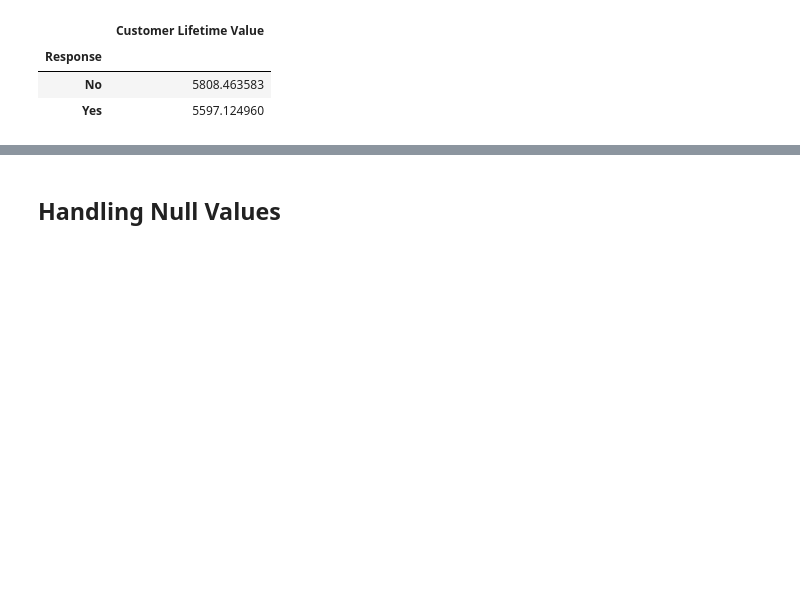
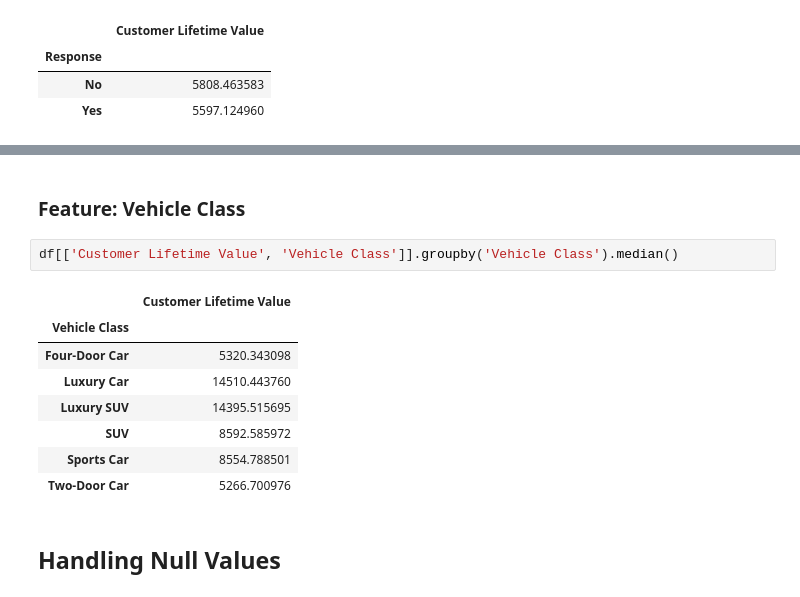
Before and after one commit to ddahiya16/Machine-Learning, a Jupyter notebook: Customer Life Time Value Prediction Model.ipynb, the cells around one changed output, grey strips where cells are left out. Drawn from its saved outputs; the diff is of its cells as text; blank space fills up the shorter version.

```diff
--- a/Customer Life Time Value Prediction Model.ipynb
+++ b/Customer Life Time Value Prediction Model.ipynb
@@ -160,3 +234,16 @@ df[['Gender', 'Response']].groupby('Gender').count()
+# %% [markdown]
+### Feature: Vehicle Class
+# %%
+df[['Customer Lifetime Value', 'Vehicle Class']].groupby('Vehicle Class').median()
+# %% [output]
+|  | Customer Lifetime Value |
+| Vehicle Class |  |
+| Four-Door Car | 5320.343098 |
+| Luxury Car | 14510.443760 |
+| Luxury SUV | 14395.515695 |
+| SUV | 8592.585972 |
+| Sports Car | 8554.788501 |
+| Two-Door Car | 5266.700976 |
 # %% [markdown]
 ## Handling Null Values
 # %%
```
Also changed, not shown: parts of 33 cells of this notebook.
